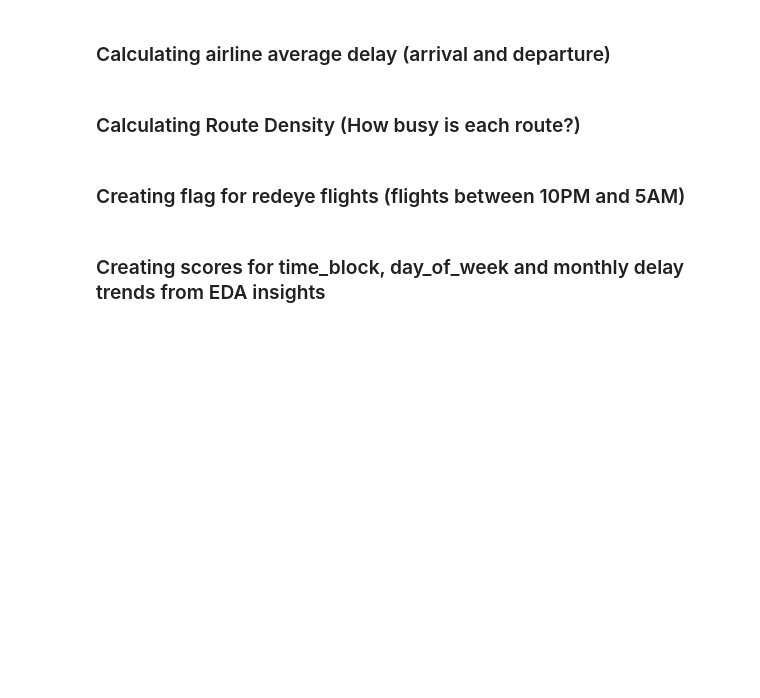
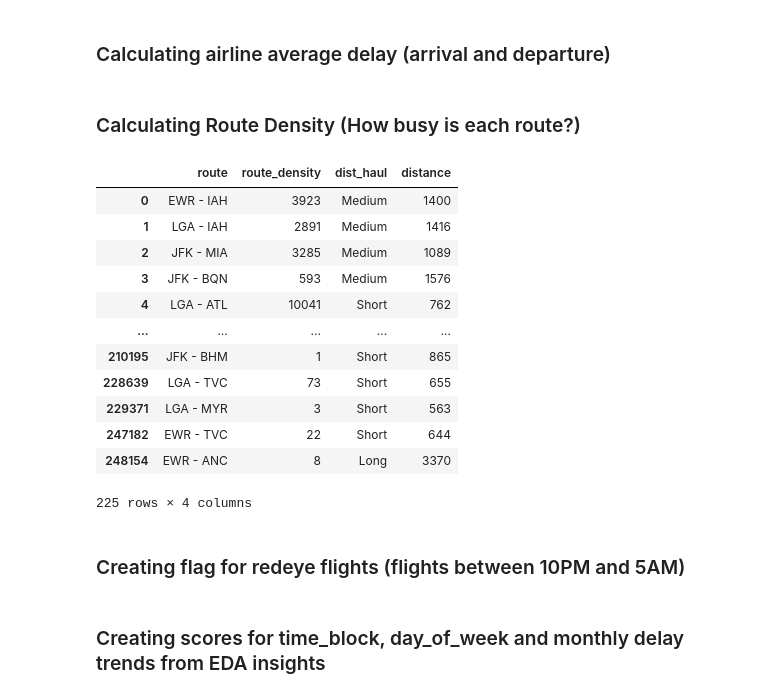
Before and after one commit to kofoworola-e/flight_delay_project, a Jupyter notebook: notebooks/flight_delay_analysis.ipynb, the cells around one changed output. Drawn from its saved outputs; the diff is of its cells as text; code cells hidden in the pictures; blank space fills up the shorter version.

```diff
--- a/notebooks/flight_delay_analysis.ipynb
+++ b/notebooks/flight_delay_analysis.ipynb
@@ -2587,5 +2240,21 @@ flights_df = flights_df.merge(airline_avg_delay, on='airline_name', how='left')
 route_counts = flights_df['route'].value_counts()
 flights_df['route_density'] = flights_df['route'].map(route_counts)
 # %%
-route_density_lookup = flights_df[['route', 'route_density']].drop_duplicates()
+route_density_dist_lookup = flights_df[['route', 'route_density', 'dist_haul', 'distance']].drop_duplicates()
+
+route_density_dist_lookup
+# %% [output]
+|  | route | route_density | dist_haul | distance |
+| 0 | EWR - IAH | 3923 | Medium | 1400 |
+| 1 | LGA - IAH | 2891 | Medium | 1416 |
+| 2 | JFK - MIA | 3285 | Medium | 1089 |
+| 3 | JFK - BQN | 593 | Medium | 1576 |
+| 4 | LGA - ATL | 10041 | Short | 762 |
+| ... | ... | ... | ... | ... |
+| 210195 | JFK - BHM | 1 | Short | 865 |
+| 228639 | LGA - TVC | 73 | Short | 655 |
+| 229371 | LGA - MYR | 3 | Short | 563 |
+| 247182 | EWR - TVC | 22 | Short | 644 |
+| 248154 | EWR - ANC | 8 | Long | 3370 |
+225 rows × 4 columns
 # %%
```
Also changed, not shown: parts of 30 cells of this notebook.
